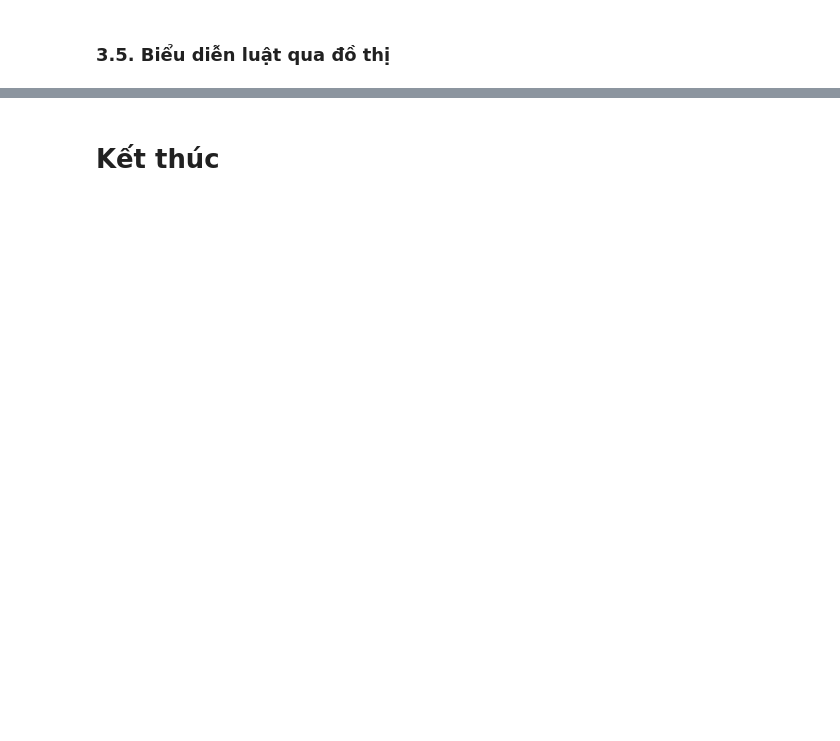
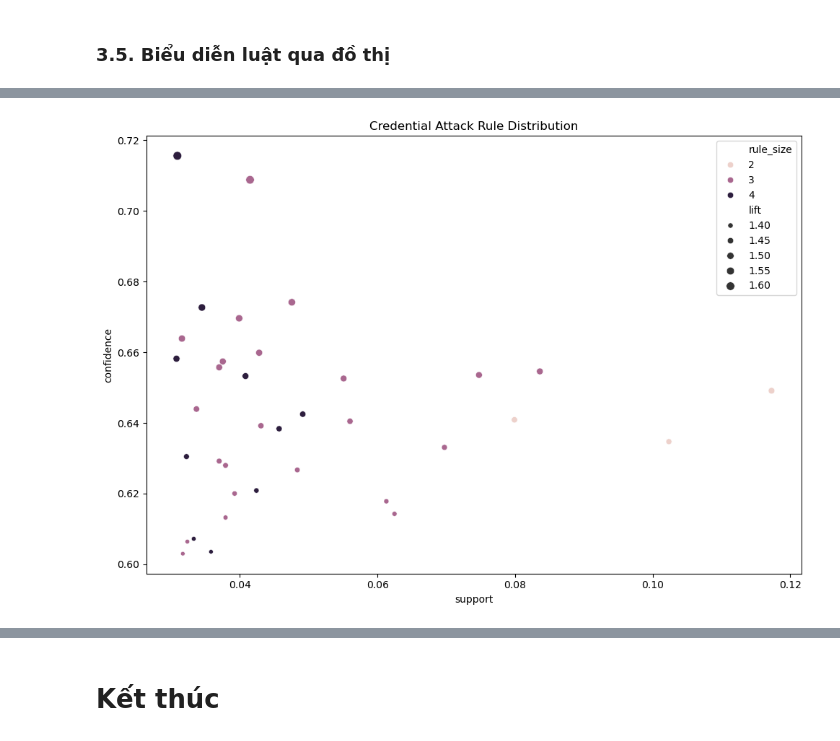
Before and after one commit to VietDQ1904/DataMining-Project-2026, a Jupyter notebook: source/CybersecurityIntrusion/rules/rules2.ipynb, the cells around one changed output, grey strips where cells are left out. Cells and saved outputs as stored; diff of their text form; code cells hidden in the pictures; blank space fills up the shorter version.

```diff
--- a/source/CybersecurityIntrusion/rules/rules2.ipynb
+++ b/source/CybersecurityIntrusion/rules/rules2.ipynb
@@ -274 +319,23 @@ TOP PROTOCOL ABUSE RULES:
+# %%
+
+# SUPPORT VS CONFIDENCE
+plt.figure(figsize=(10, 7))
+
+sns.scatterplot(
+    data=credential_rules,
+    x="support",
+    y="confidence",
+    size="lift",
+    hue="rule_size"
+)
+
+plt.title(
+    "Credential Attack Rule Distribution"
+)
+
+plt.tight_layout()
+
+plt.show()
+# %% [output]
+[figure, added]
 # %%
```
Also changed, not shown: parts of 12 cells of this notebook, 17 other files.
